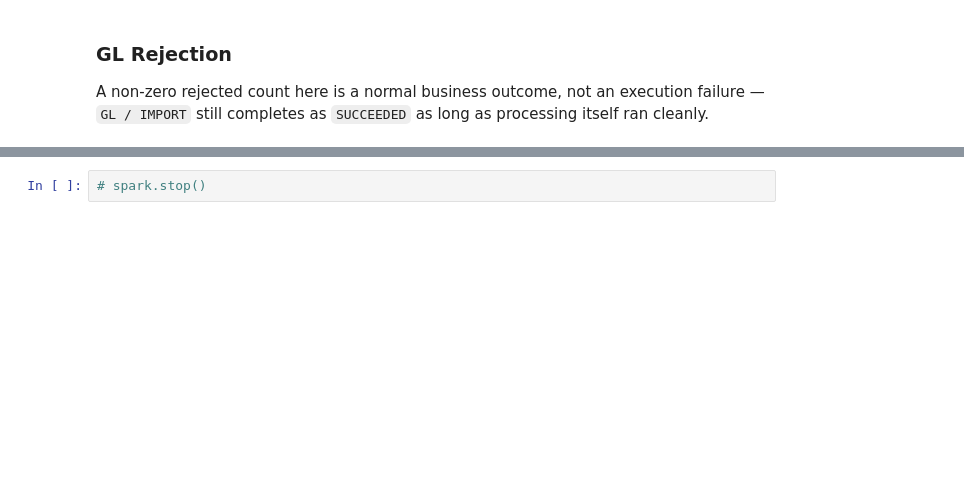
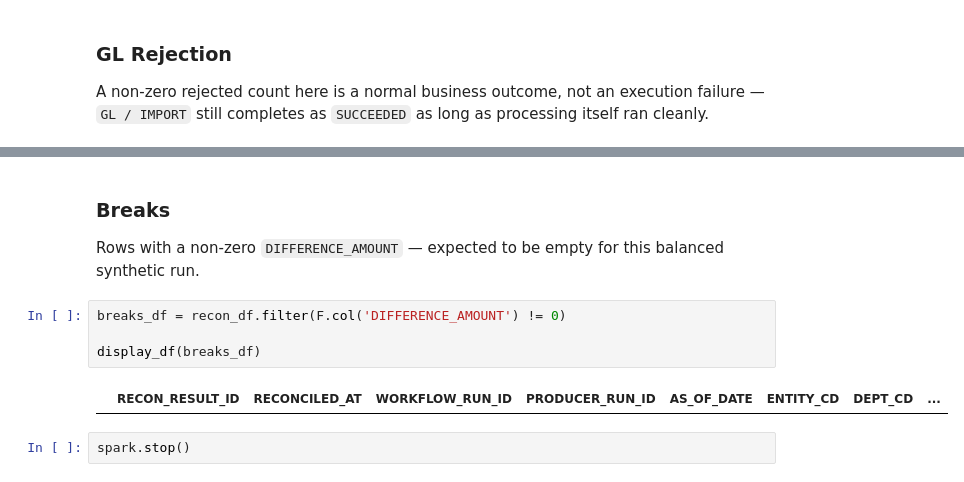
Before and after one commit to northforge-studio/northforge-finance, a Jupyter notebook: main.ipynb, the cells around one changed output, grey strips where cells are left out. Cells and saved outputs as stored; diff of their text form; blank space fills up the shorter version.

```diff
--- a/main.ipynb
+++ b/main.ipynb
@@ -349,2 +409,13 @@ display_df(recon)
+# %% [markdown]
+### Breaks
+
+Rows with a non-zero `DIFFERENCE_AMOUNT` — expected to be empty for this balanced
+synthetic run.
+# %%
+breaks_df = recon_df.filter(F.col('DIFFERENCE_AMOUNT') != 0)
+
+display_df(breaks_df)
+# %% [output]
+|  | RECON_RESULT_ID | RECONCILED_AT | WORKFLOW_RUN_ID | PRODUCER_RUN_ID | AS_OF_DATE | ENTITY_CD | DEPT_CD | ... |
 # %%
-# spark.stop()
+spark.stop()
```
Also changed, not shown: parts of 20 cells of this notebook, 7 other files.
